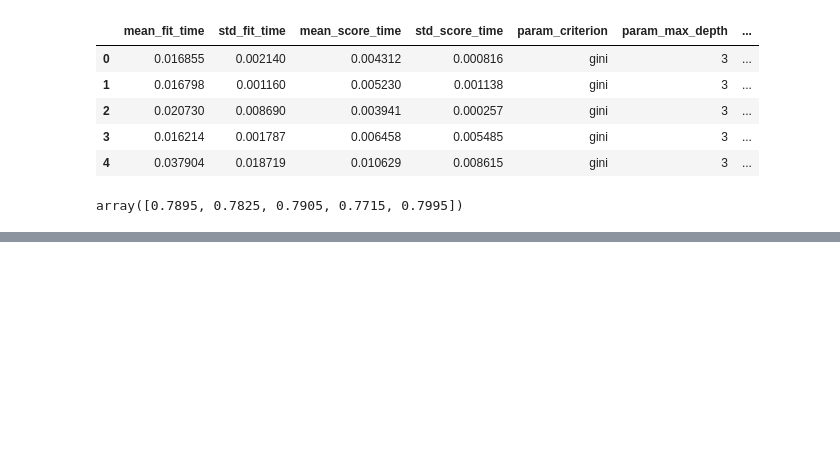
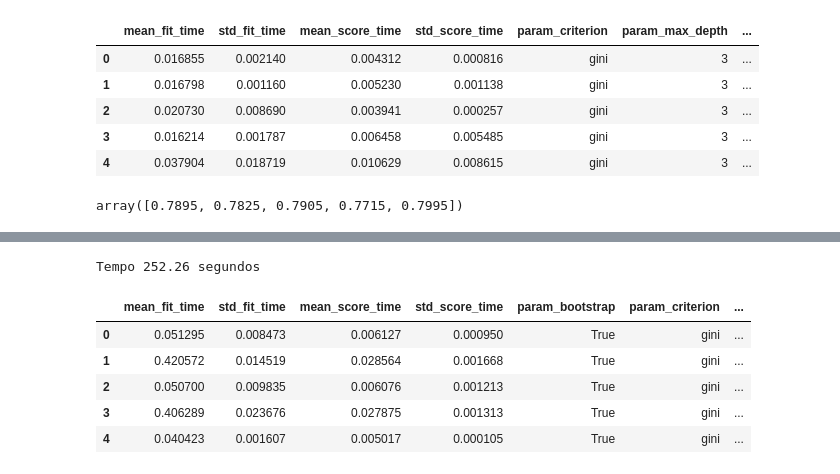
Before and after one commit to OseiasBeu/Data-Science, a Jupyter notebook: ValidandoModelos/Introdução_a_Machine_Learning_Otimização.ipynb, the cells around one changed output, grey strips where cells are left out. Saved outputs shown, nothing was run; the diff lists cells and outputs as text; code cells hidden in the pictures; blank space fills up the shorter version.

```diff
--- a/ValidandoModelos/Introdução_a_Machine_Learning_Otimização.ipynb
+++ b/ValidandoModelos/Introdução_a_Machine_Learning_Otimização.ipynb
@@ -693,0 +799,38 @@ graph
+# %%
+from sklearn.ensemble import RandomForestClassifier
+import time
+
+SEED=301
+np.random.seed(SEED)
+
+espaco_de_parametros = {
+    "n_estimators" : [10, 100],
+    "max_depth" : [3, 5],
+    "min_samples_split": [32, 64, 128],
+    "min_samples_leaf": [32, 64, 128],
+    "bootstrap" : [True, False],
+    "criterion": ["gini", "entropy"]
+
+}
+
+tic = time.time()
+busca = GridSearchCV(RandomForestClassifier(),
+                    espaco_de_parametros,
+                    cv = KFold(n_splits = 5, shuffle=True))
+busca.fit(x_azar, y_azar)
+tac = time.time()
+tempo_que_passou = tac - tic
+print("Tempo %.2f segundos" % tempo_que_passou)
+
+
+
+resultados = pd.DataFrame(busca.cv_results_)
+resultados.head()
+# %% [output]
+Tempo 252.26 segundos
+|  | mean_fit_time | std_fit_time | mean_score_time | std_score_time | param_bootstrap | param_criterion | ... |
+| 0 | 0.051295 | 0.008473 | 0.006127 | 0.000950 | True | gini | ... |
+| 1 | 0.420572 | 0.014519 | 0.028564 | 0.001668 | True | gini | ... |
+| 2 | 0.050700 | 0.009835 | 0.006076 | 0.001213 | True | gini | ... |
+| 3 | 0.406289 | 0.023676 | 0.027875 | 0.001313 | True | gini | ... |
+| 4 | 0.040423 | 0.001607 | 0.005017 | 0.000105 | True | gini | ... |
```
Also changed, not shown: parts of 20 cells of this notebook.
